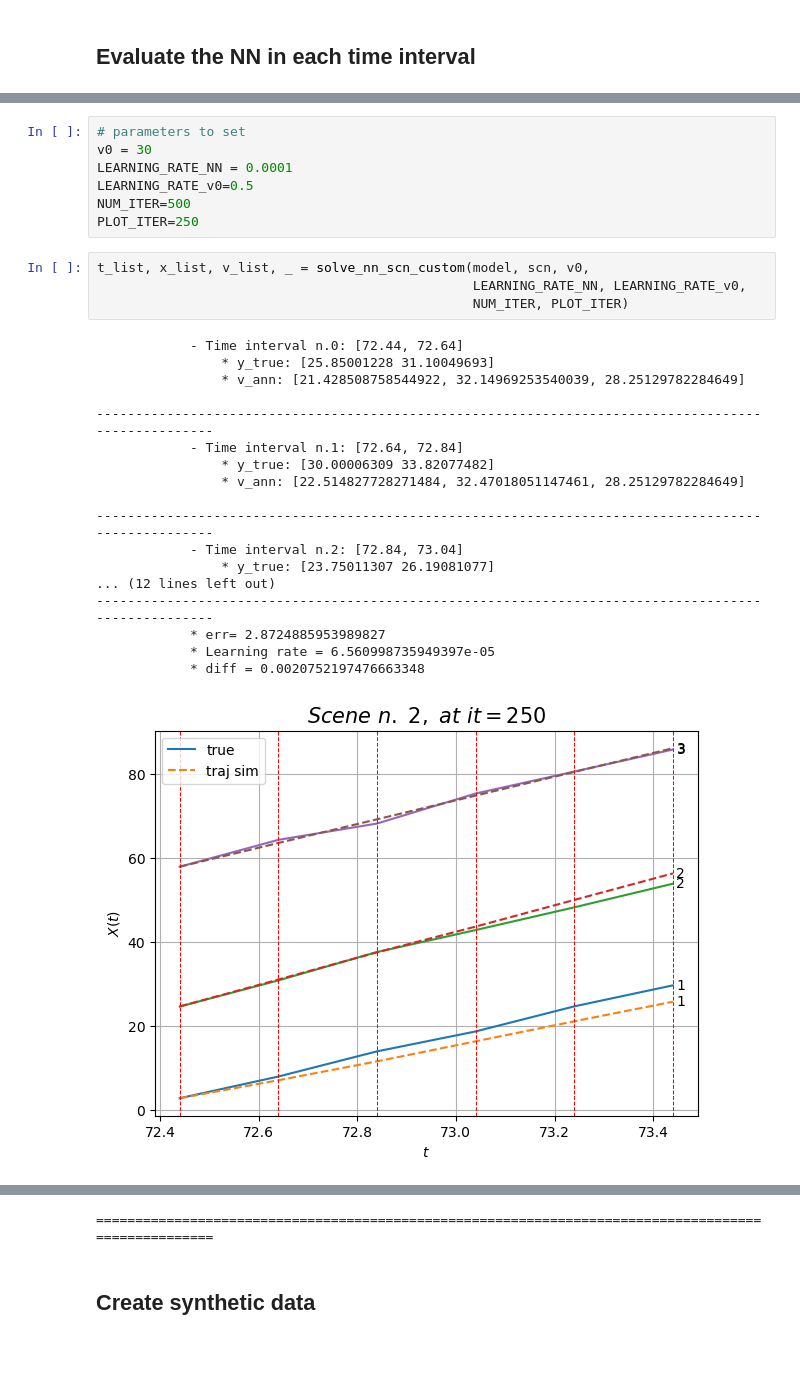
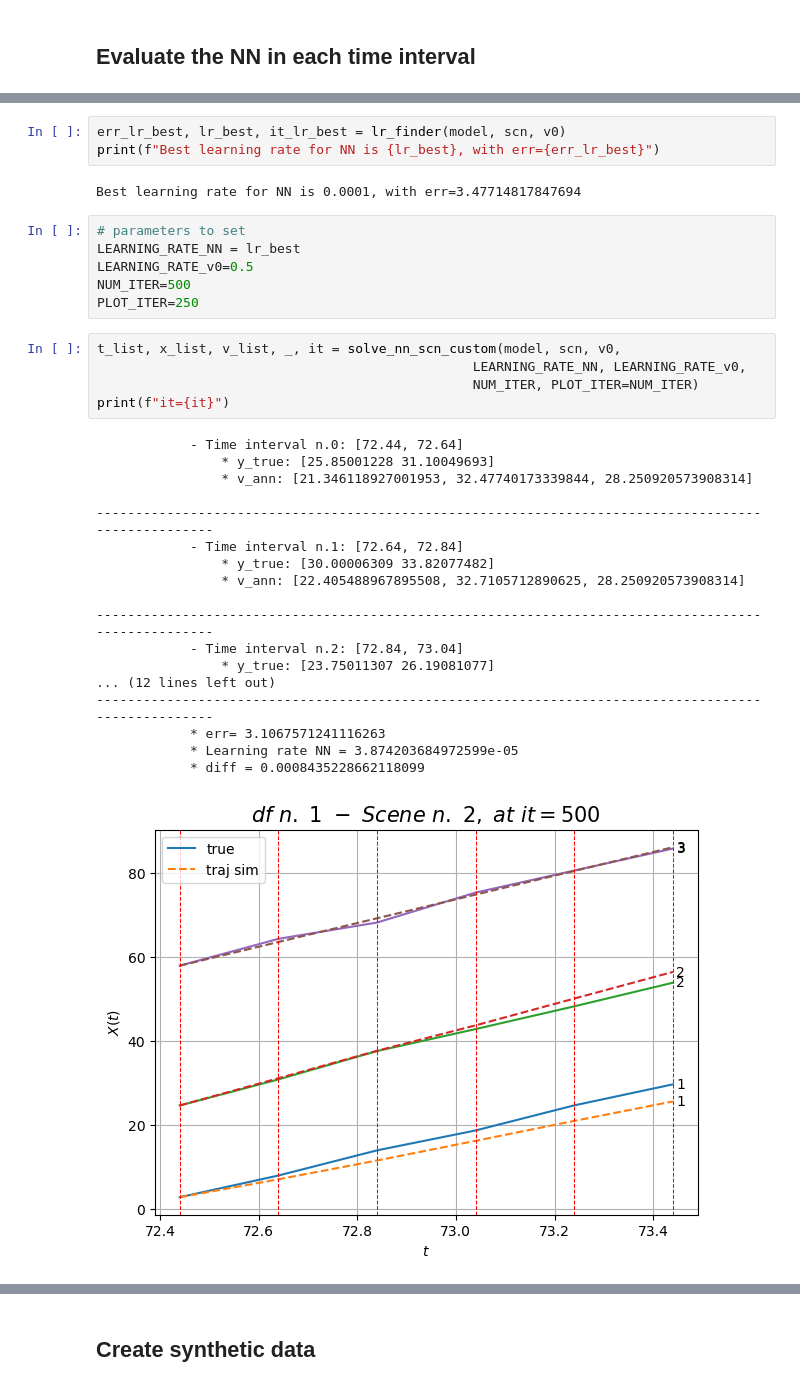
Before and after one commit to andreamortaro/TrafficModelling, a Jupyter notebook: simulazioni/04 Synthetic Data and Blackbox Optimization - FF NN.ipynb, the cells around one changed output, grey strips where cells are left out. Cells and saved outputs as stored; diff of their text form; blank space fills up the shorter version.

```diff
--- a/simulazioni/04 Synthetic Data and Blackbox Optimization - FF NN.ipynb
+++ b/simulazioni/04 Synthetic Data and Blackbox Optimization - FF NN.ipynb
@@ -49,30 +50,35 @@ model = create_model(DOE[0])
+# %%
+err_lr_best, lr_best, it_lr_best = lr_finder(model, scn, v0)
+print(f"Best learning rate for NN is {lr_best}, with err={err_lr_best}")
+# %% [output]
+Best learning rate for NN is 0.0001, with err=3.47714817847694
 # %%
 # parameters to set
-v0 = 30
-LEARNING_RATE_NN = 0.0001
+LEARNING_RATE_NN = lr_best
 LEARNING_RATE_v0=0.5
 NUM_ITER=500
 PLOT_ITER=250
 # %%
-t_list, x_list, v_list, _ = solve_nn_scn_custom(model, scn, v0,
+t_list, x_list, v_list, _, it = solve_nn_scn_custom(model, scn, v0,
                                                 LEARNING_RATE_NN, LEARNING_RATE_v0,
-                                                NUM_ITER, PLOT_ITER)
+                                                NUM_ITER, PLOT_ITER=NUM_ITER)
+print(f"it={it}")
 # %% [output]
             - Time interval n.0: [72.44, 72.64]
                 * y_true: [25.85001228 31.10049693]
-                * v_ann: [21.428508758544922, 32.14969253540039, 28.25129782284649]
+                * v_ann: [21.346118927001953, 32.47740173339844, 28.250920573908314]
 
 ----------------------------------------------------------------------------------------------------
             - Time interval n.1: [72.64, 72.84]
                 * y_true: [30.00006309 33.82077482]
-                * v_ann: [22.514827728271484, 32.47018051147461, 28.25129782284649]
+                * v_ann: [22.405488967895508, 32.7105712890625, 28.250920573908314]
 
 ----------------------------------------------------------------------------------------------------
             - Time interval n.2: [72.84, 73.04]
                 * y_true: [23.75011307 26.19081077]
 ... (12 lines left out)
 ----------------------------------------------------------------------------------------------------
-            * err= 2.8724885953989827
-            * Learning rate = 6.560998735949397e-05
-            * diff = 0.0020752197476663348
+            * err= 3.1067571241116263
+            * Learning rate NN = 3.874203684972599e-05
+            * diff = 0.0008435228662118099
-[figure, old version]
+[figure, new version]
@@ -97,4 +86,3 @@ t_list, x_list, v_list, _ = solve_nn_scn_custom(model, scn, v0,
-====================================================================================================
 # %% [markdown]
 ## Create synthetic data
 # %%
```
Also changed, not shown: parts of 7 cells of this notebook, 41 other files.
